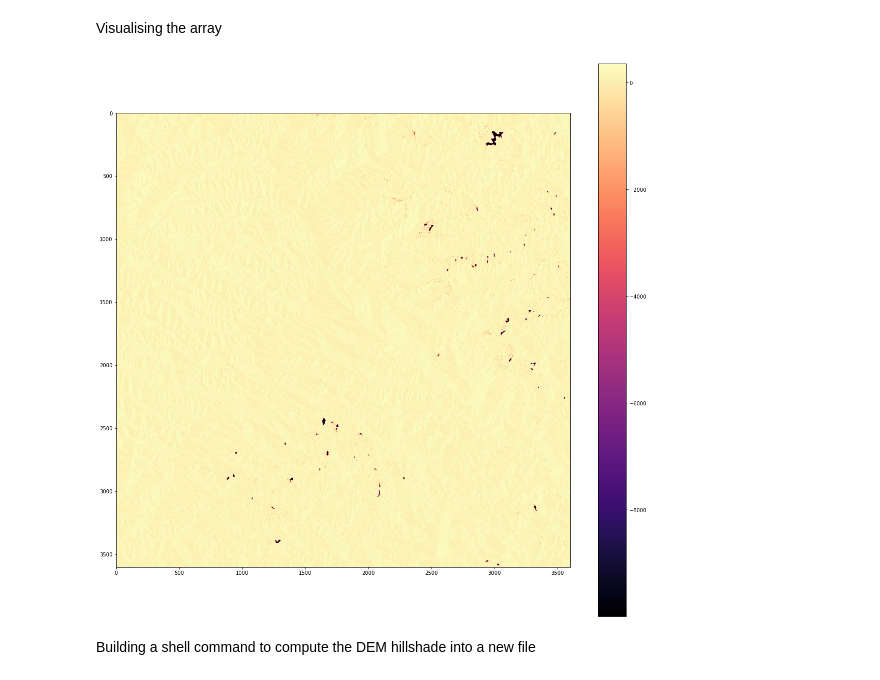
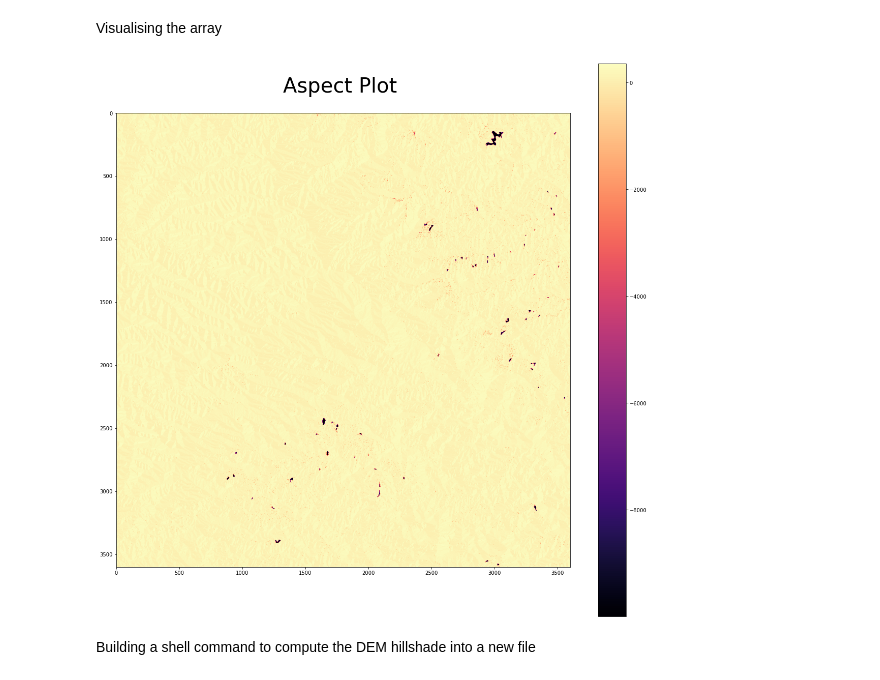
Before and after one commit to VikkiWalls/30-Day-Map-Challenge-2022, a Jupyter notebook: Day 7 - Raster Alternative.ipynb, the cells around one changed output. Drawn from its saved outputs; the diff is of its cells as text; code cells hidden in the pictures.

```diff
--- a/Day 7 - Raster Alternative.ipynb
+++ b/Day 7 - Raster Alternative.ipynb
@@ -61,10 +64,11 @@ Visualising the array
 # %%
 plt.figure(figsize = (20,20))
 plt.imshow(aspArray, cmap = "magma")
 plt.colorbar()
+plt.title("Aspect Plot ", fontsize = 40, pad='40.0')
 plt.show()
 # %% [output]
-[figure, old version]
+[figure, new version]
 # %% [markdown]
 Building a shell command to compute the DEM hillshade into a new file
 # %%
```
Also changed, not shown: parts of 3 cells of this notebook.
